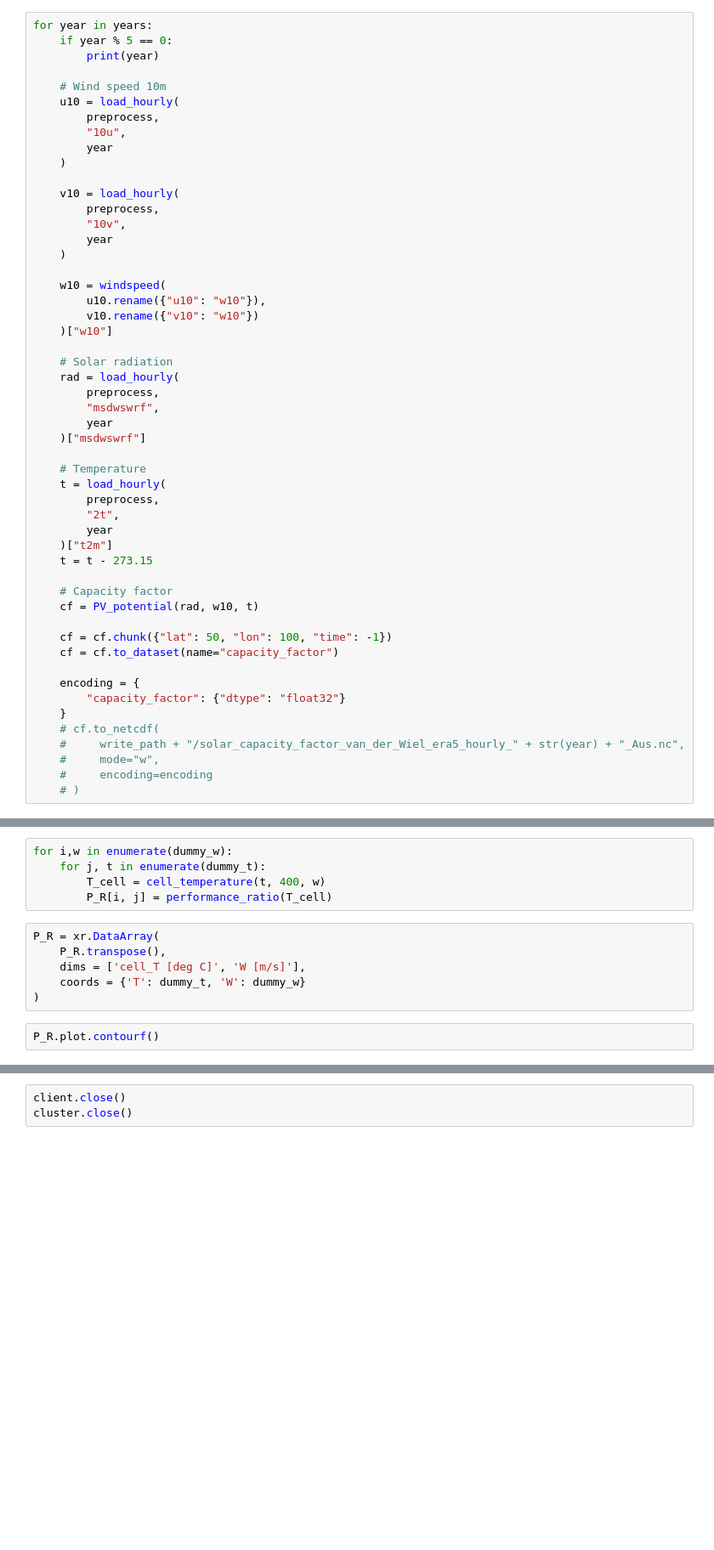
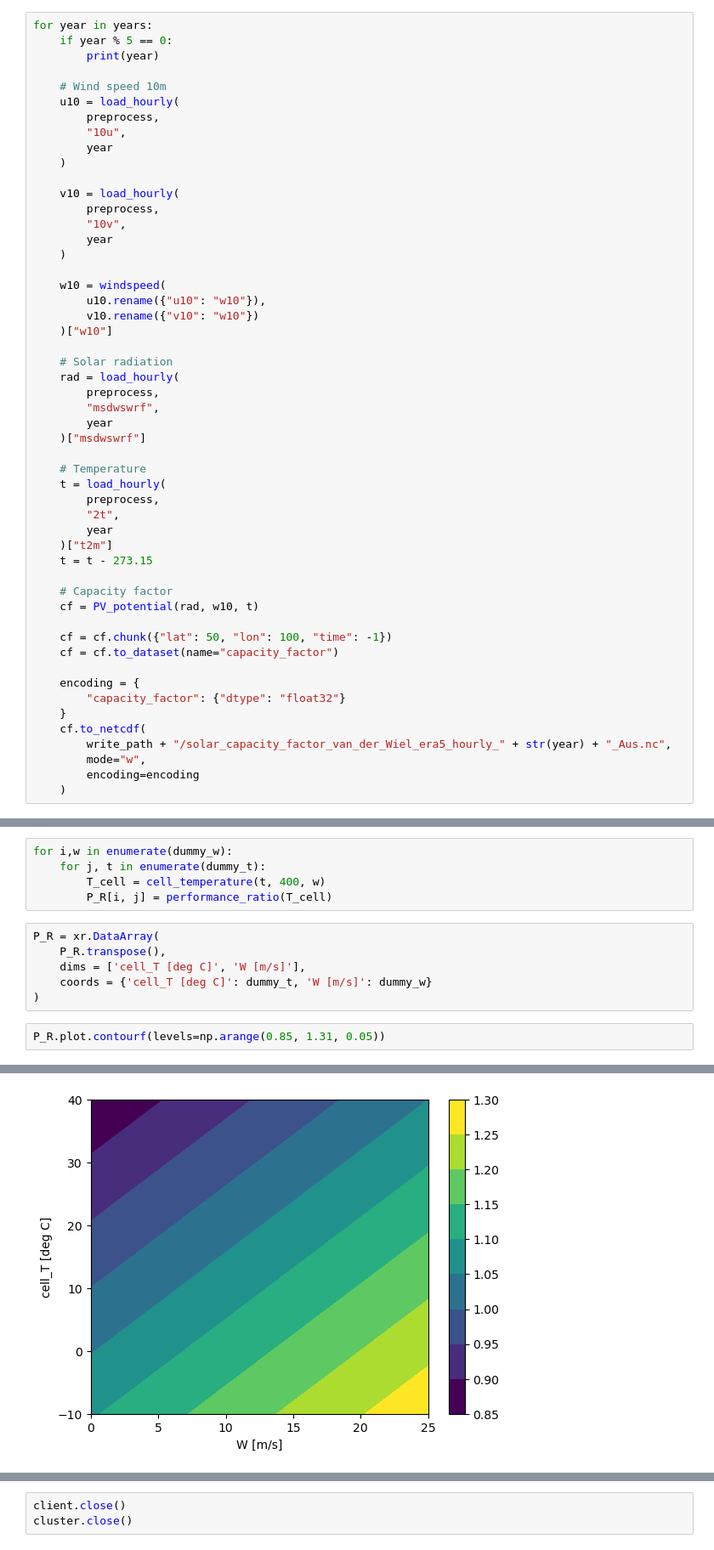
Before and after one commit to dougrichardson/power_models, a Jupyter notebook: 03_solar_capacity_factor.ipynb, the cells around one changed output, grey strips where cells are left out. Shown at 85% size. Cells and saved outputs as stored; diff of their text form; blank space fills up the shorter version.

Commit message:
Updated solar panel fig

```diff
--- a/03_solar_capacity_factor.ipynb
+++ b/03_solar_capacity_factor.ipynb
@@ -198,8 +198,8 @@ for year in years:
     encoding = {
         "capacity_factor": {"dtype": "float32"}
     }
-    # cf.to_netcdf(
-    #     write_path + "/solar_capacity_factor_van_der_Wiel_era5_hourly_" + str(year) + "_Aus.nc",
-    #     mode="w",
-    #     encoding=encoding
-    # )
+    cf.to_netcdf(
+        write_path + "/solar_capacity_factor_van_der_Wiel_era5_hourly_" + str(year) + "_Aus.nc",
+        mode="w",
+        encoding=encoding
+    )
@@ -296,7 +223,8 @@ for i,w in enumerate(dummy_w):
 P_R = xr.DataArray(
     P_R.transpose(),
     dims = ['cell_T [deg C]', 'W [m/s]'],
-    coords = {'T': dummy_t, 'W': dummy_w}
+    coords = {'cell_T [deg C]': dummy_t, 'W [m/s]': dummy_w}
 )
 # %%
-P_R.plot.contourf()
+P_R.plot.contourf(levels=np.arange(0.85, 1.31, 0.05))
+# %% [output]
@@ -303 +232,2 @@ P_R.plot.contourf()
+[figure, added]
 # %% [markdown]
```
Also changed, not shown: parts of 4 cells of this notebook.
